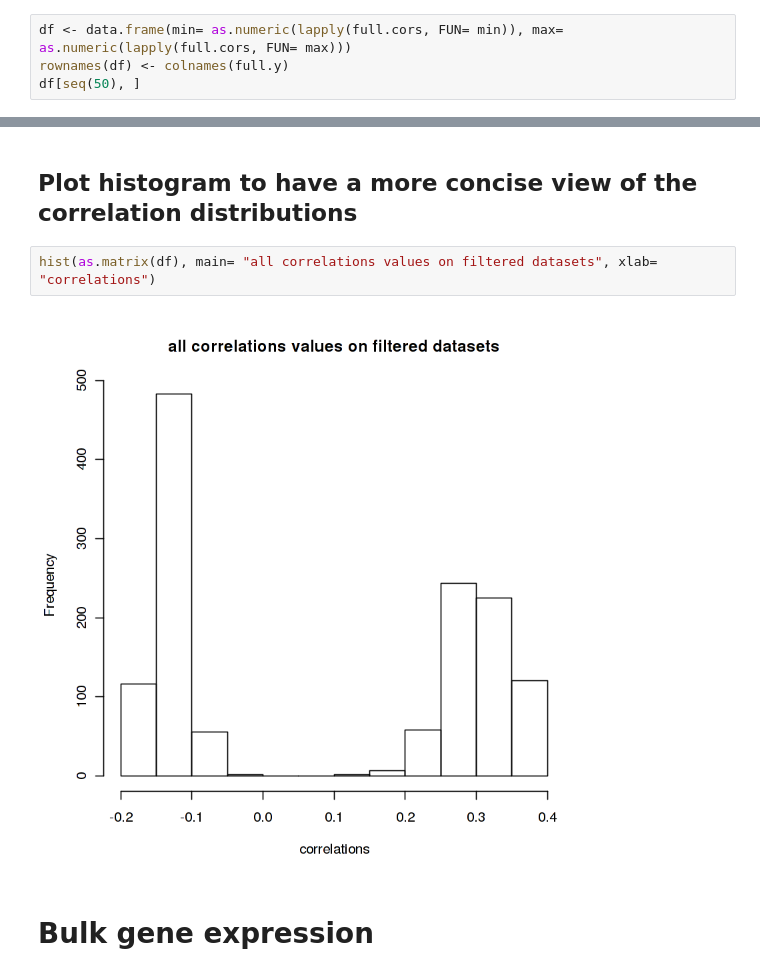
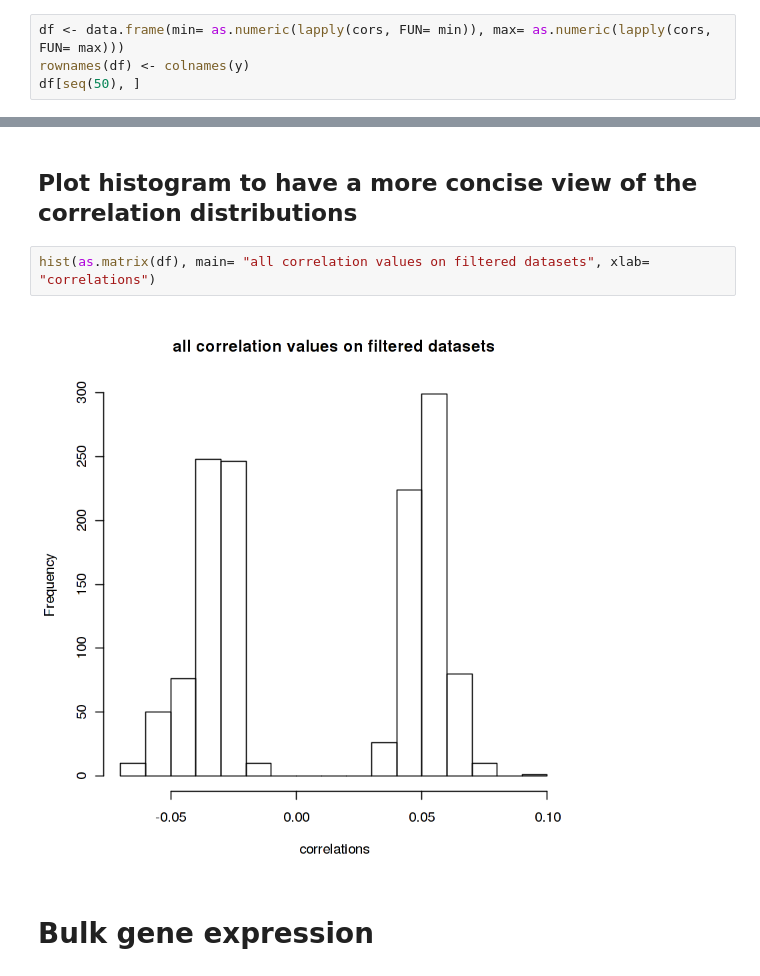
Before and after one commit to fba67/scMTL, a Jupyter notebook: feature2response_correlation_analysis.ipynb, the cells around one changed output, grey strips where cells are left out. Cells and saved outputs as stored; diff of their text form.

```diff
--- a/feature2response_correlation_analysis.ipynb
+++ b/feature2response_correlation_analysis.ipynb
@@ -187,8 +211,8 @@ for(i in seq(ncol(y)))
 # %% [markdown]
 ## Print the range of the resulting correlation values for each cell
 # %%
-df <- data.frame(min= as.numeric(lapply(full.cors, FUN= min)), max= as.numeric(lapply(full.cors, FUN= max)))
-rownames(df) <- colnames(full.y)
+df <- data.frame(min= as.numeric(lapply(cors, FUN= min)), max= as.numeric(lapply(cors, FUN= max)))
+rownames(df) <- colnames(y)
 df[seq(50), ]
 # %% [output]
 |  | min | max |
@@ -211,9 +235,9 @@ df[seq(50), ]
 # %% [markdown]
 ## Plot histogram to have a more concise view of the correlation distributions
 # %%
-hist(as.matrix(df), main= "all correlations values on filtered datasets", xlab= "correlations")
+hist(as.matrix(df), main= "all correlation values on filtered datasets", xlab= "correlations")
 # %% [output]
-[figure, old version]
+[figure, new version]
 # %% [markdown]
 # Bulk gene expression <a class= "anchor" id= "bulk"></a>
 # %% [markdown]
```
Also changed, not shown: parts of 16 cells of this notebook.
